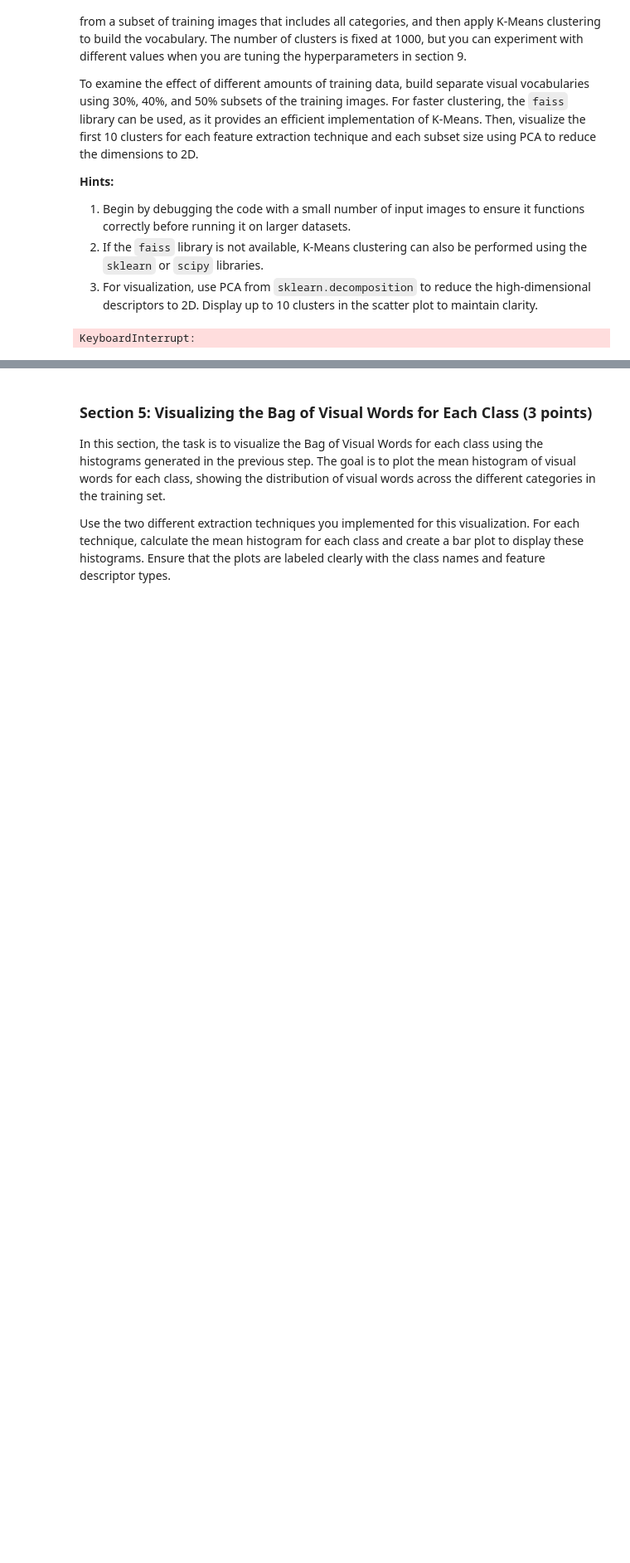
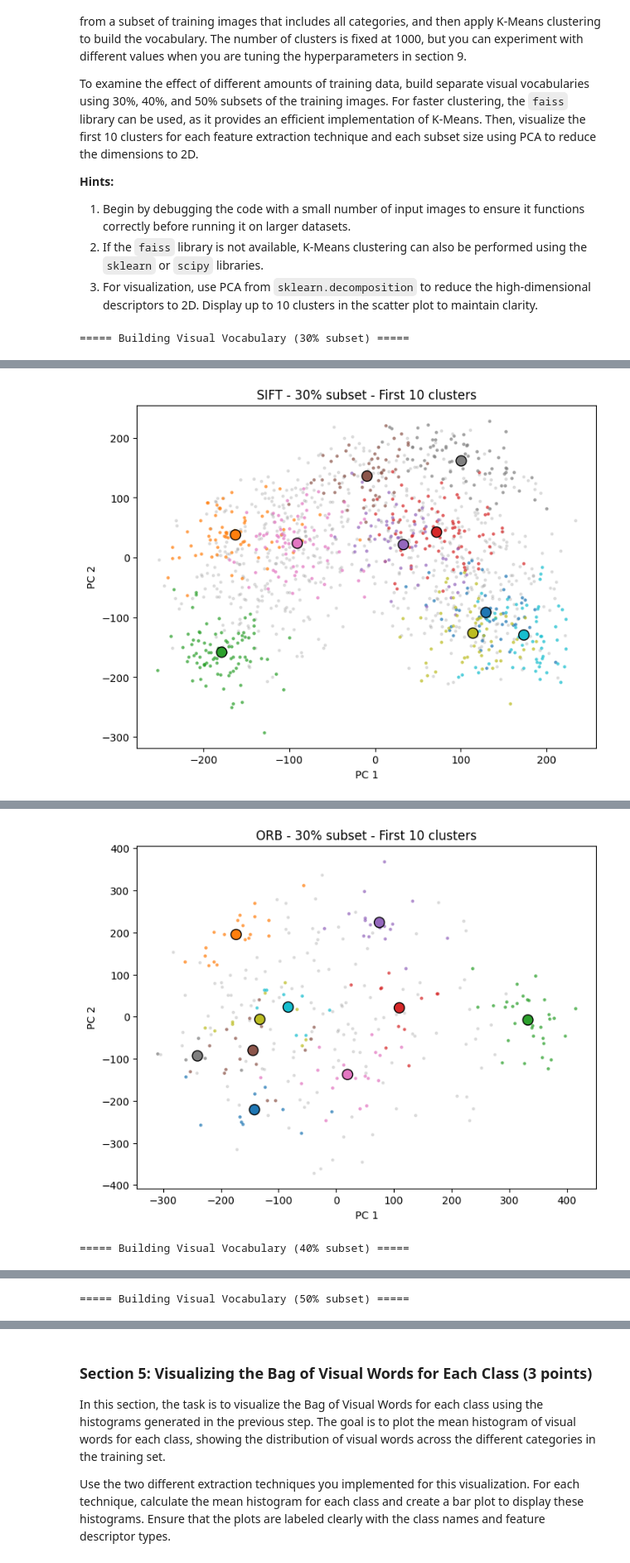
Before and after one commit to migueltmendes/Computer_vision_group66, a Jupyter notebook: cv1-final-lab-part-1-daoterog.ipynb, the cells around one changed output, grey strips where cells are left out. Shown at 83% size. Cells and saved outputs as stored; diff of their text form; code cells hidden in the pictures; blank space fills up the shorter version.

```diff
--- a/cv1-final-lab-part-1-daoterog.ipynb
+++ b/cv1-final-lab-part-1-daoterog.ipynb
@@ -336,26 +397,65 @@ def build_vocabulary(descriptors, n_clusters=1000):
     kmeans = KMeans(n_clusters=n_clusters, random_state=42, verbose=1)
     kmeans.fit(descriptors)
     centers = kmeans.cluster_centers_
-    return centers
+    labels = kmeans.labels_
+    return centers, labels
 
 
-def visualize_clusters(descriptors, centers, n_show=10, feature_type="SIFT", subset_ratio=None):
+def visualize_clusters(descriptors, centers, labels, n_show=10, feature_type="SIFT", subset_ratio=None):
     """
     Visualize cluster centers in 2D using PCA.
-    We show the first n_show clusters (each as a group of points)
+    Show first n_show clusters with some background descriptors.
     """
-    # Reduce both descriptors and centers to 2D
+    # Mask for first n_show clusters
+    mask_show = labels < n_show
+    descriptors_show = descriptors[mask_show]
+    labels_show = labels[mask_show]
+
+    # Count how many points to sample from other clusters
+    n_background = len(descriptors_show)
+
+    # Mask for other clusters
+    mask_bg = labels >= n_show
+    descriptors_bg = descriptors[mask_bg]
+    if len(descriptors_bg) > n_background:
+        idxs_bg = np.random.choice(len(descriptors_bg), n_background, replace=False)
+        descriptors_bg = descriptors_bg[idxs_bg]
+
+    # Combine for PCA
+    descriptors_plot = np.vstack([descriptors_show, descriptors_bg])
+
+    # Reduce to 2D
     pca = PCA(n_components=2)
-    reduced_desc = pca.fit_transform(descriptors[np.random.choice(len(descriptors), 5000, replace=False)])
-    reduced_centers = pca.transform(centers)
+    reduced_desc = pca.fit_transform(descriptors_plot)
+    reduced_centers = pca.transform(centers[:n_show])
+
+    # Split back
+    reduced_show = reduced_desc[:len(descriptors_show)]
+    reduced_bg = reduced_desc[len(descriptors_show):]
 
     plt.figure(figsize=(8,6))
-    plt.scatter(reduced_desc[:, 0], reduced_desc[:, 1], s=5, alpha=0.3, label="Descriptors")
-    plt.scatter(reduced_centers[:n_show, 0], reduced_centers[:n_show, 1],
-                c='red', s=100, label="Cluster centers (first 10)")
+
+    # Plot background descriptors
+    plt.scatter(reduced_bg[:, 0], reduced_bg[:, 1], s=5, alpha=0.2, c='gray', label='Other clusters')
+
+    # Plot first n_show clusters
+    colors = ['C'+str(i) for i in range(n_show)]
+    for i in range(n_show):
+        cluster_points = reduced_show[labels_show == i]
+        plt.scatter(cluster_points[:, 0], cluster_points[:, 1], s=5, alpha=0.6, c=colors[i], label=f"Cluster {i}")
+
+    # Plot cluster centers
+    plt.scatter(reduced_centers[:, 0], reduced_centers[:, 1],
+                c=colors[:n_show], s=100, edgecolor='black', label="Cluster centers")
+
     plt.title(f"{feature_type} - {subset_ratio*100:.0f}% subset - First {n_show} clusters")
-    plt.legend()
+    plt.xlabel("PC 1")
+    plt.ylabel("PC 2")
+    # plt.legend()
+    plt.savefig(f"{feature_type}_vocabulary_{int(subset_ratio*100)}pct.png", dpi=100)
     plt.show()
+
+
 
 
 # ============================================================
@@ -376,12 +476,12 @@ for ratio in subset_ratios:
 
     # SIFT
     sift_desc, sift_idxs = extract_descriptors(images_np, feature_type="SIFT", max_images=n_imgs)
-    sift_centers  = build_vocabulary(sift_desc, n_clusters=n_clusters)
-    visualize_clusters(sift_desc, sift_centers, n_show=10, feature_type="SIFT", subset_ratio=ratio)
+    sift_centers, sift_labels = build_vocabulary(sift_desc, n_clusters=n_clusters)
+    visualize_clusters(sift_desc, sift_centers, sift_labels, n_show=10, feature_type="SIFT", subset_ratio=ratio)
 
     # ORB
     orb_desc, orb_idxs = extract_descriptors(images_np, feature_type="ORB", max_images=n_imgs)
-    orb_centers = build_vocabulary(orb_desc, n_clusters=n_clusters)
-    visualize_clusters(orb_desc, orb_centers, n_show=10, feature_type="ORB", subset_ratio=ratio)
+    orb_centers, orb_labels = build_vocabulary(orb_desc, n_clusters=n_clusters)
+    visualize_clusters(orb_desc, orb_centers, orb_labels, n_show=10, feature_type="ORB", subset_ratio=ratio)
 # %% [output]
-KeyboardInterrupt:
+===== Building Visual Vocabulary (30% subset) =====
@@ -387,0 +505 @@ KeyboardInterrupt:
+[figure, added]
@@ -387,0 +523,2 @@ KeyboardInterrupt:
+[figure, added]
+===== Building Visual Vocabulary (40% subset) =====
@@ -387,0 +561 @@ KeyboardInterrupt:
+===== Building Visual Vocabulary (50% subset) =====
```
Also changed, not shown: parts of 3 cells of this notebook.
